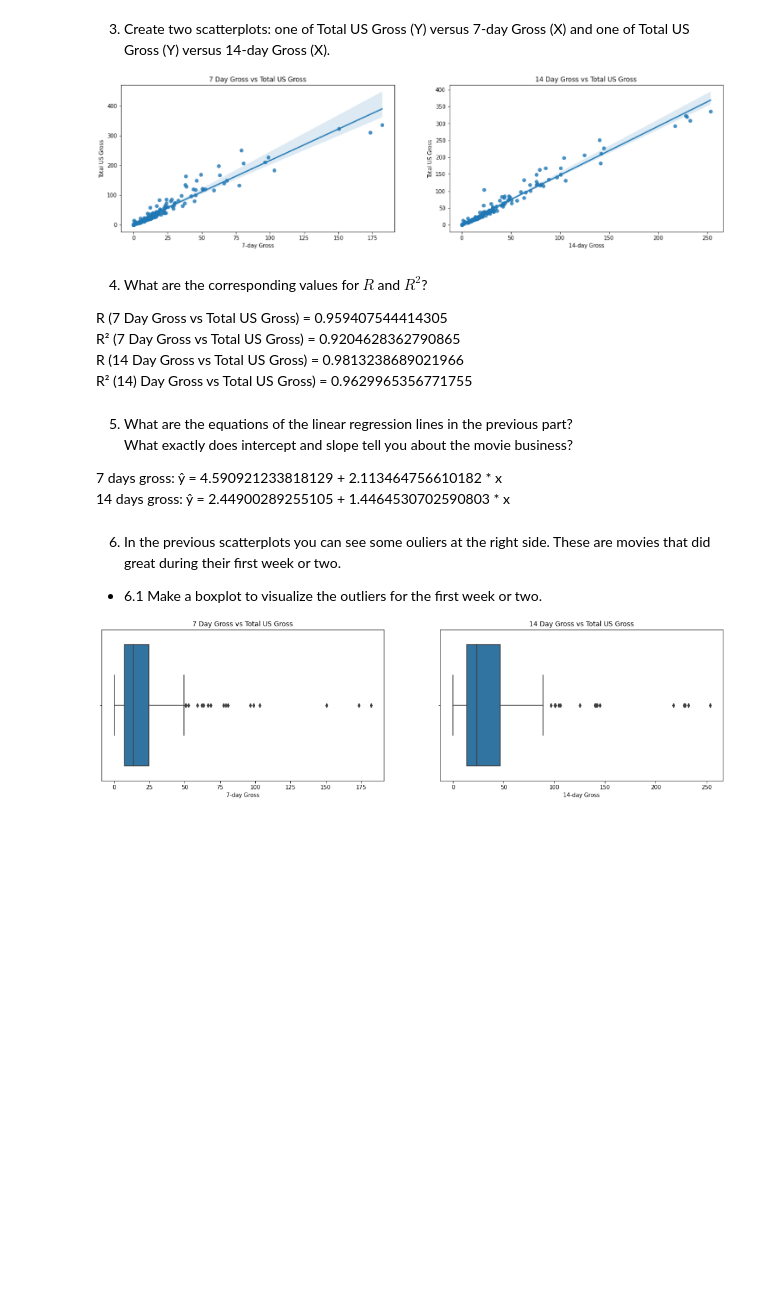
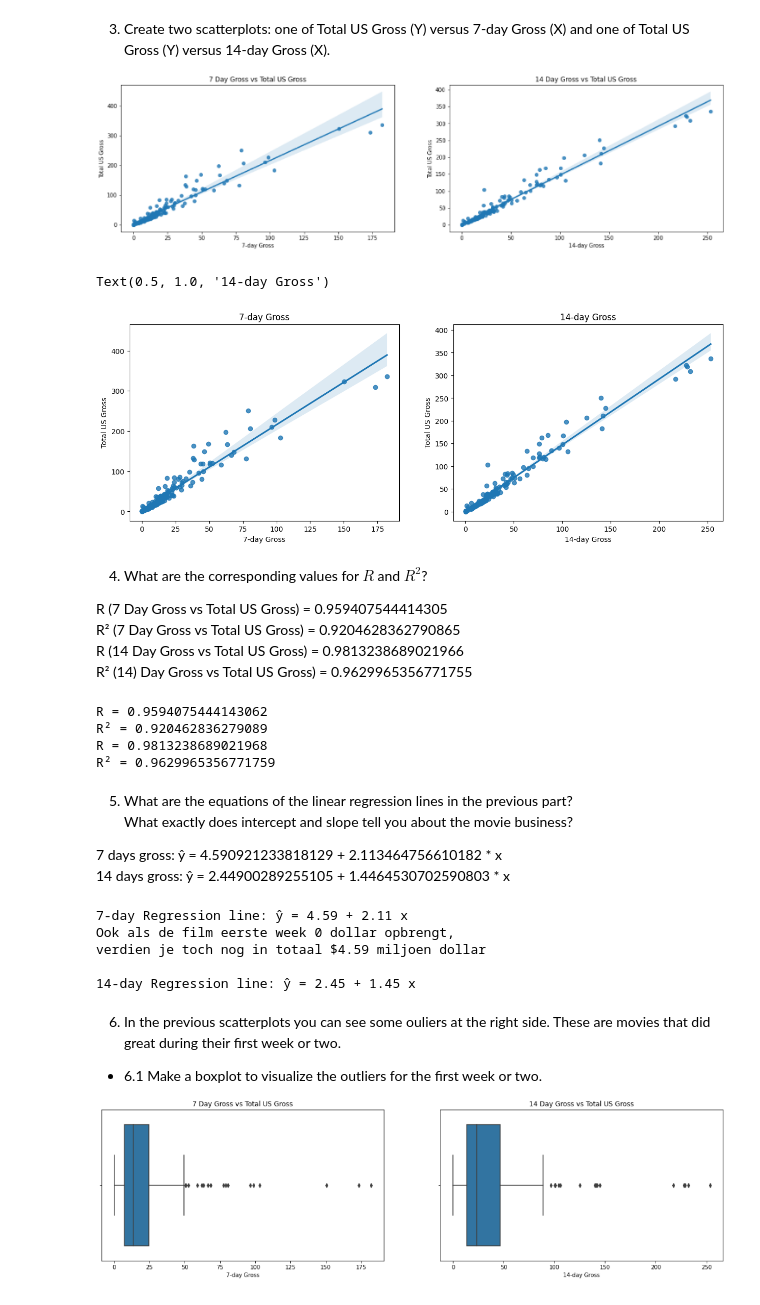
Before and after one commit to Bataklik/Data-Science-_-AI, a Jupyter notebook: 6-bivariate-quant/labs-regression.ipynb, the cells around one changed output. Drawn from its saved outputs; the diff is of its cells as text; code cells hidden in the pictures; blank space fills up the shorter version.

```diff
--- a/6-bivariate-quant/labs-regression.ipynb
+++ b/6-bivariate-quant/labs-regression.ipynb
@@ -364,12 +364,25 @@ For ease of use, change the values into 'million dollar' - values.
 E.g. $22 707 121	becomes 22.707121.
 # %%
 cols_with_dollars = ['7-day Gross',	'14-day Gross',	'Total US Gross',	'International Gross',	'US DVD Sales',	'Budget']
+# %%
+for c in cols_with_dollars:
+    movies[c] = movies[c].str.replace("$", "").str.replace(" ", "").astype(float)/1000000
 # %% [markdown]
 3. Create two scatterplots: one of Total US Gross (Y) versus
 7-day Gross (X) and one of Total US Gross (Y)
 versus 14-day Gross (X).
 
 ![image.png](embedded-picture-1)
+# %%
+
+fig, axs = plt.subplots(1,2,figsize=(15,5))
+sns.regplot(x=movies['7-day Gross'], y=movies['Total US Gross'],ax=axs[0])
+axs[0].set_title('7-day Gross')
+sns.regplot(x=movies['14-day Gross'], y=movies['Total US Gross'], ax=axs[1])
+axs[1].set_title('14-day Gross')
+# %% [output]
+Text(0.5, 1.0, '14-day Gross')
+[figure, added]
 # %% [markdown]
 4. What are the corresponding
 values for $R$ and $R^2$?
@@ -378,12 +391,73 @@ R (7 Day Gross vs Total US Gross) = 0.959407544414305
 R² (7 Day Gross vs Total US Gross) = 0.9204628362790865
 R (14 Day Gross vs Total US Gross) = 0.9813238689021966
 R² (14) Day Gross vs Total US Gross) = 0.9629965356771755
+# %%
+# We gaan NaN droppen, note: we beperken ons alleen op de kolommen
+# die we nodig hebben.
+# Anders gaan er teveel kolommen weg als we volledig tabel dropna'en
+extra_7_days_gross = movies.dropna(subset=['7-day Gross', 'Total US Gross'])
+extra_14_days_gross = movies.dropna(subset=['14-day Gross', 'Total US Gross'])
+
+# R & R² (7 day)
+x = extra_7_days_gross['7-day Gross']
+y = extra_7_days_gross['Total US Gross']
+cor = np.corrcoef(x,y)[0][1]
+print(f"R = {cor}")
+cod = cor ** 2
+print(f"R² = {cod}")
+# R ~ 0.96 -> Er is een stijgend verband tussen hoeveel een film eerste 7 dagen opbrengt en
+# hoeveel in totaal opbrengt + Uitstekend verband
+# R² ~0.92 -> Zeer sterk verband + 92 % van da variantie van de afh veranderlijke wordt verklaard door de onafhankelijke veranderlijke
+
+# R & R² (14 day)
+x = extra_14_days_gross['14-day Gross']
+y = extra_14_days_gross['Total US Gross']
+cor = np.corrcoef(x, y)[0][1]
+print(f"R = {cor}")
+cod = cor ** 2
+print(f"R² = {cod}")
+# %% [output]
+R = 0.9594075444143062
+R² = 0.920462836279089
+R = 0.9813238689021968
+R² = 0.9629965356771759
 # %% [markdown]
 5. What are the equations of the linear regression lines in the previous part?
 What exactly does intercept and slope tell you about the movie business?
 
 7 days gross: ŷ = 4.590921233818129 + 2.113464756610182 * x
 14 days gross: ŷ = 2.44900289255105 + 1.4464530702590803 * x
+# %%
+from sklearn.linear_model import LinearRegression
+# (7 day)
+x = extra_7_days_gross['7-day Gross'].values.reshape(-1, 1)
+y = extra_7_days_gross['Total US Gross']
+
+model = LinearRegression().fit(x, y)
+
+print(
+    f"7-day Regression line: ŷ = {model.intercept_:.2f} + {model.coef_[0]:.2f} x")
+
+
+print(
+    f"Ook als de film eerste week 0 dollar opbrengt, \nverdien je toch nog in totaal ${model.intercept_:.2f} miljoen dollar")
+
+
+print()
+# (14 day)
+x = extra_14_days_gross['14-day Gross'].values.reshape(-1, 1)
+y = extra_14_days_gross['Total US Gross']
+
+model = LinearRegression().fit(x, y)
+
+print(
+    f"14-day Regression line: ŷ = {model.intercept_:.2f} + {model.coef_[0]:.2f} x")
+# %% [output]
+7-day Regression line: ŷ = 4.59 + 2.11 x
+Ook als de film eerste week 0 dollar opbrengt,
+verdien je toch nog in totaal $4.59 miljoen dollar
+
+14-day Regression line: ŷ = 2.45 + 1.45 x
 # %% [markdown]
 6. In the previous scatterplots you can see some ouliers at the right side. These are movies that did great
 during their first week or two.
```
Also changed, not shown: parts of 14 cells of this notebook, 3 other files.
